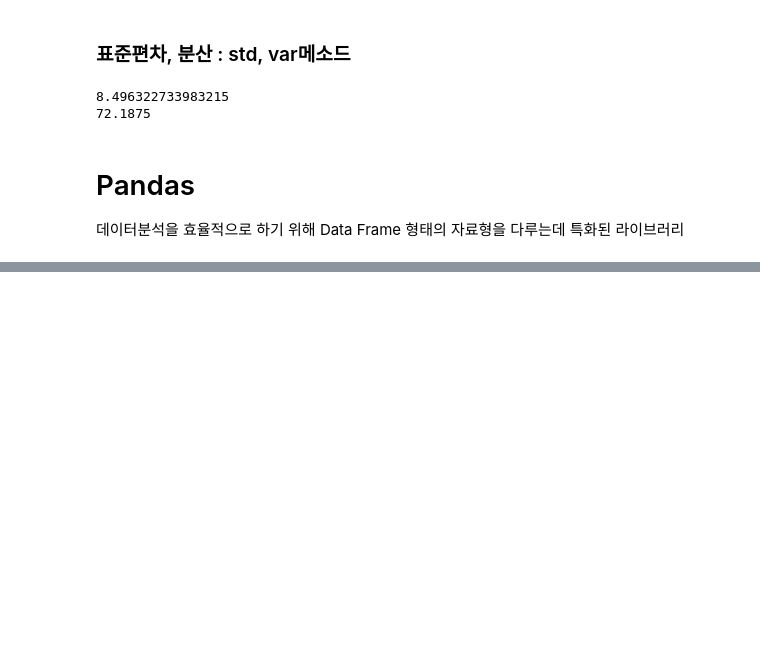
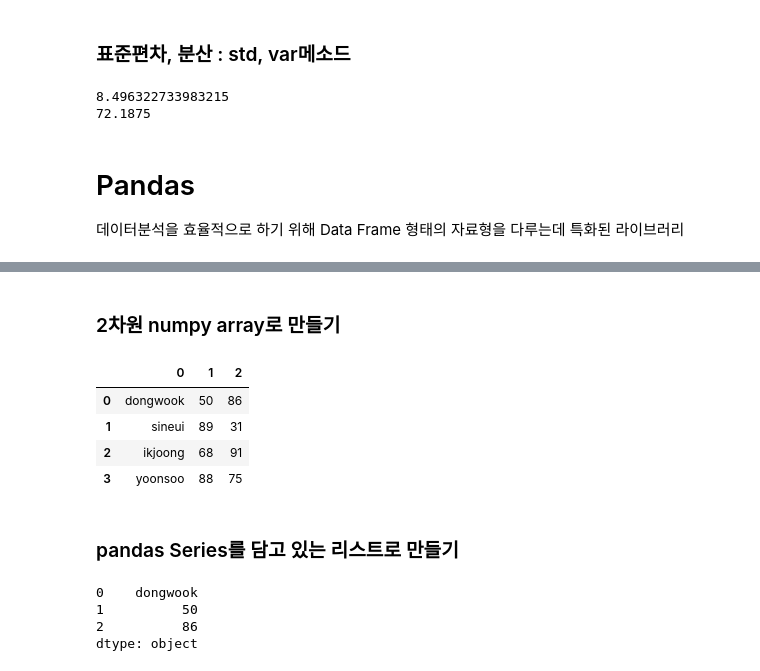
Before and after one commit to julesdata/Python, a Jupyter notebook: 코드잇_데이터사이언스입문/데이터 사이언스 시작하기.ipynb, the cells around one changed output, grey strips where cells are left out. Saved outputs shown, nothing was run; the diff lists cells and outputs as text; code cells hidden in the pictures; blank space fills up the shorter version.

```diff
--- a/코드잇_데이터사이언스입문/데이터 사이언스 시작하기.ipynb
+++ b/코드잇_데이터사이언스입문/데이터 사이언스 시작하기.ipynb
@@ -502,0 +558,24 @@ print(array1.var())
+# %% [markdown]
+### 2차원 numpy array로 만들기
+# %%
+import numpy as np
+
+two_dimensional_array = np.array(two_dimensional_list)
+df2 = pd.DataFrame(two_dimensional_array)
+df2
+# %% [output]
+|  | 0 | 1 | 2 |
+| 0 | dongwook | 50 | 86 |
+| 1 | sineui | 89 | 31 |
+| 2 | ikjoong | 68 | 91 |
+| 3 | yoonsoo | 88 | 75 |
+# %% [markdown]
+###  pandas Series를 담고 있는 리스트로 만들기
+# %%
+#시리즈
+pd.Series(['dongwook', 50, 86])
+# %% [output]
+0    dongwook
+1          50
+2          86
+dtype: object
```
Also changed, not shown: parts of 31 cells of this notebook.
